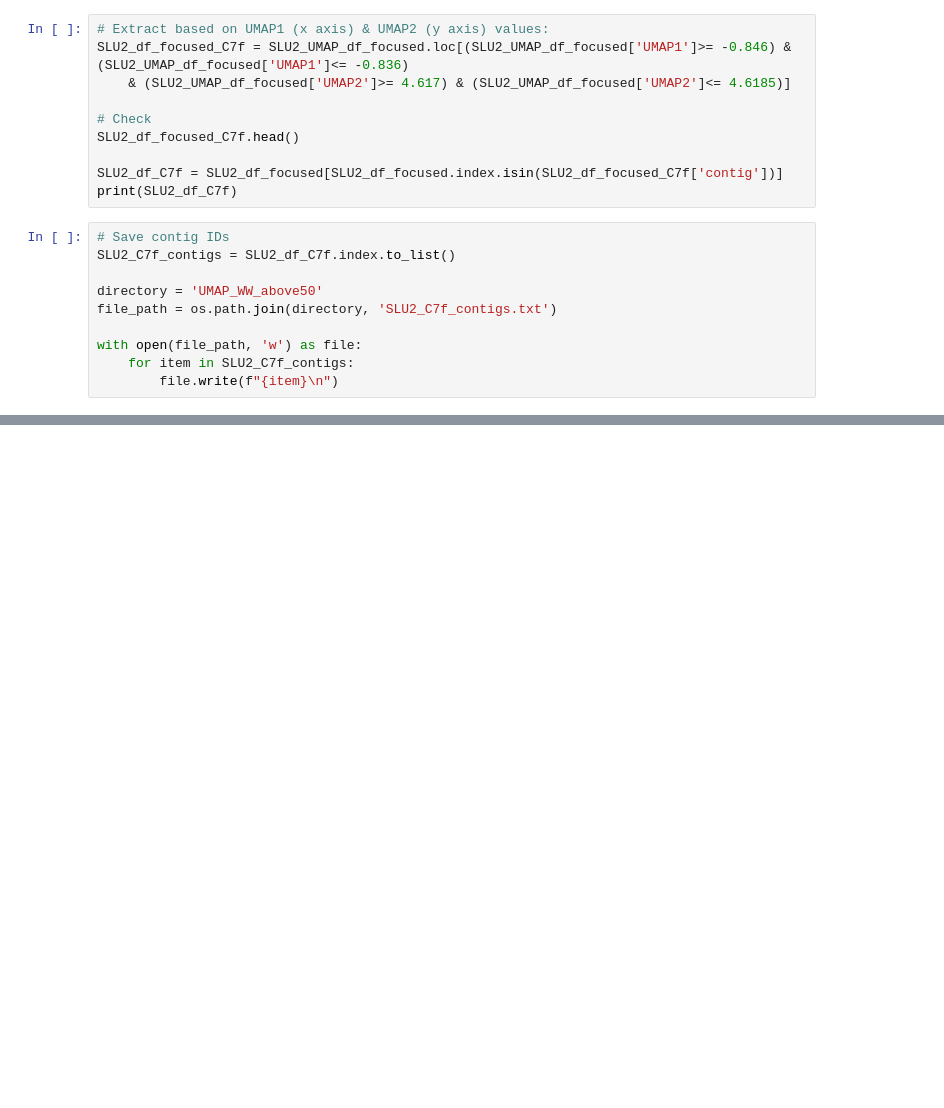
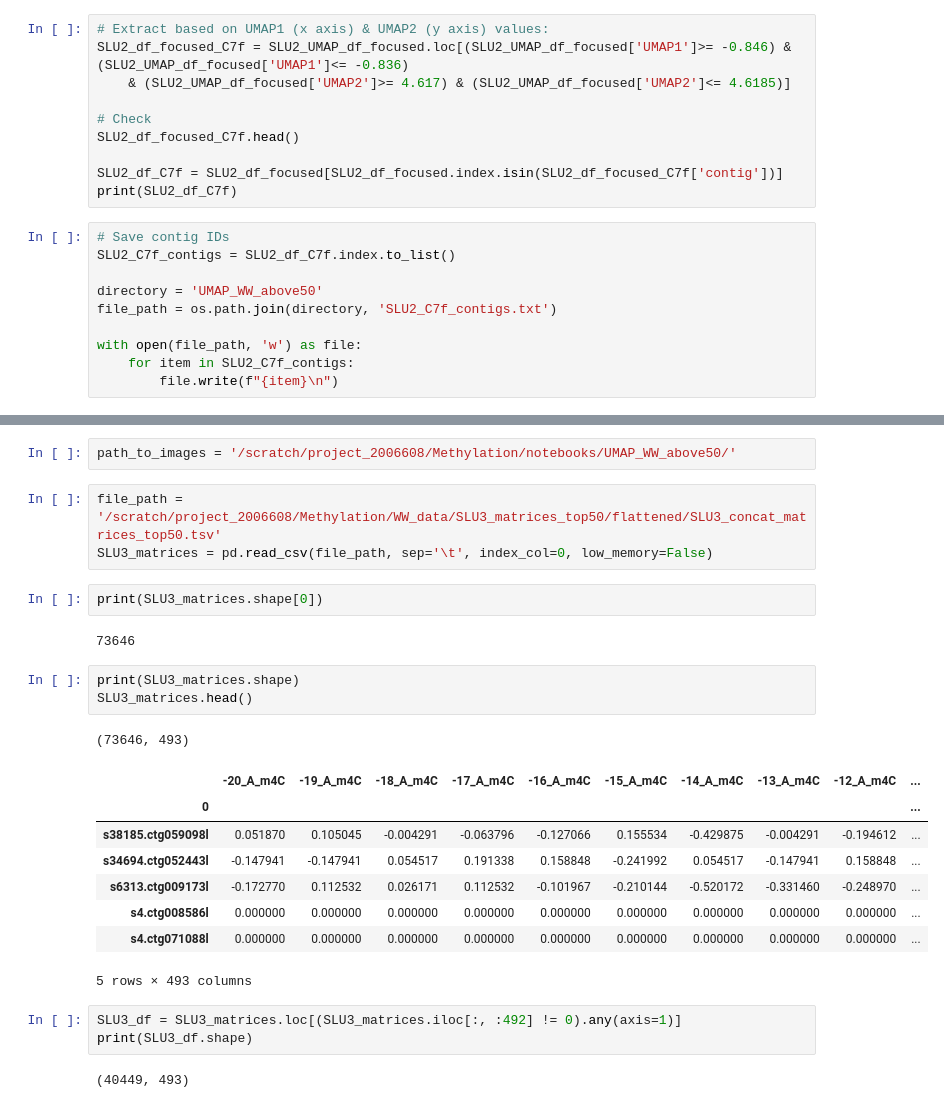
Before and after one commit to melinamarkkanen/Methylation, a Jupyter notebook: notebooks/UMAP_WW.ipynb, the cells around one changed output, grey strips where cells are left out. Cells and saved outputs as stored; diff of their text form; blank space fills up the shorter version.

```diff
--- a/notebooks/UMAP_WW.ipynb
+++ b/notebooks/UMAP_WW.ipynb
@@ -3526,0 +4582,27 @@ with open(file_path, 'w') as file:
+# %%
+path_to_images = '/scratch/project_2006608/Methylation/notebooks/UMAP_WW_above50/'
+# %%
+file_path = '/scratch/project_2006608/Methylation/WW_data/SLU3_matrices_top50/flattened/SLU3_concat_matrices_top50.tsv'
+SLU3_matrices = pd.read_csv(file_path, sep='\t', index_col=0, low_memory=False)
+# %%
+print(SLU3_matrices.shape[0])
+# %% [output]
+73646
+# %%
+print(SLU3_matrices.shape)
+SLU3_matrices.head()
+# %% [output]
+(73646, 493)
+|  | -20_A_m4C | -19_A_m4C | -18_A_m4C | -17_A_m4C | -16_A_m4C | -15_A_m4C | -14_A_m4C | -13_A_m4C | -12_A_m4C | ... |
+| 0 |  |  |  |  |  |  |  |  |  | ... |
+| s38185.ctg059098l | 0.051870 | 0.105045 | -0.004291 | -0.063796 | -0.127066 | 0.155534 | -0.429875 | -0.004291 | -0.194612 | ... |
+| s34694.ctg052443l | -0.147941 | -0.147941 | 0.054517 | 0.191338 | 0.158848 | -0.241992 | 0.054517 | -0.147941 | 0.158848 | ... |
+| s6313.ctg009173l | -0.172770 | 0.112532 | 0.026171 | 0.112532 | -0.101967 | -0.210144 | -0.520172 | -0.331460 | -0.248970 | ... |
+| s4.ctg008586l | 0.000000 | 0.000000 | 0.000000 | 0.000000 | 0.000000 | 0.000000 | 0.000000 | 0.000000 | 0.000000 | ... |
+| s4.ctg071088l | 0.000000 | 0.000000 | 0.000000 | 0.000000 | 0.000000 | 0.000000 | 0.000000 | 0.000000 | 0.000000 | ... |
+5 rows × 493 columns
+# %%
+SLU3_df = SLU3_matrices.loc[(SLU3_matrices.iloc[:, :492] != 0).any(axis=1)]
+print(SLU3_df.shape)
+# %% [output]
+(40449, 493)
```
Also changed, not shown: parts of 208 cells of this notebook.
